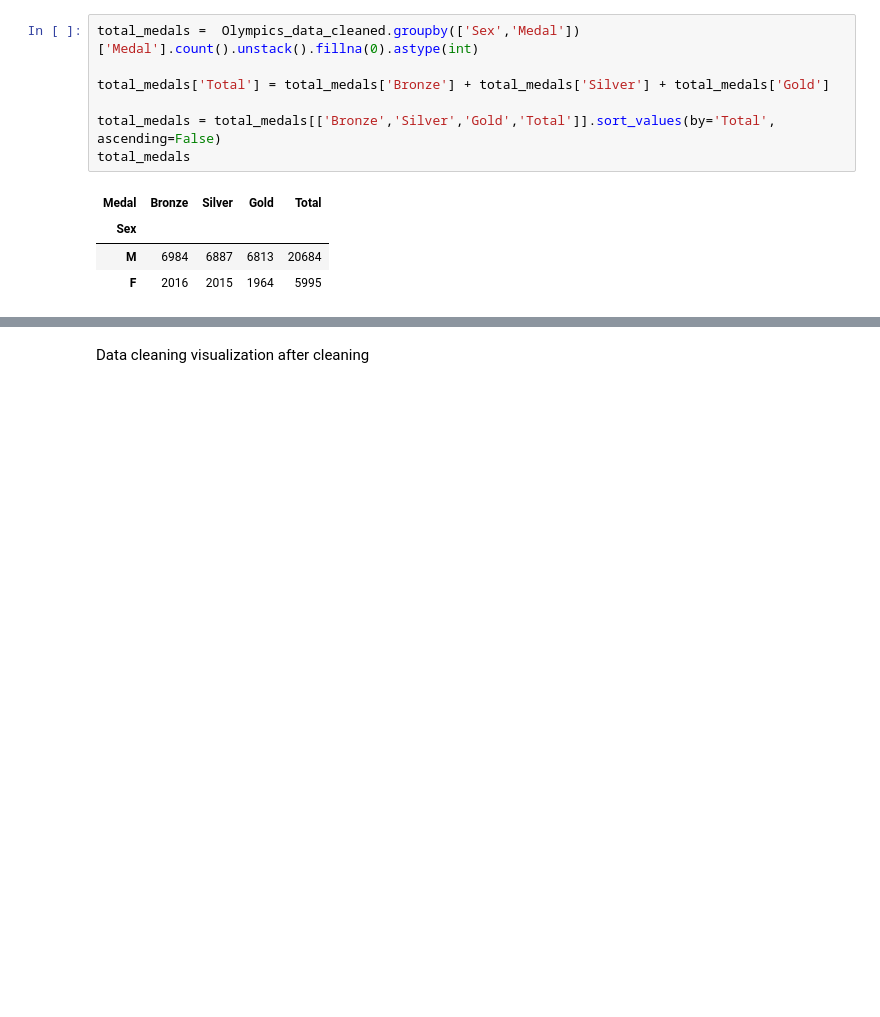
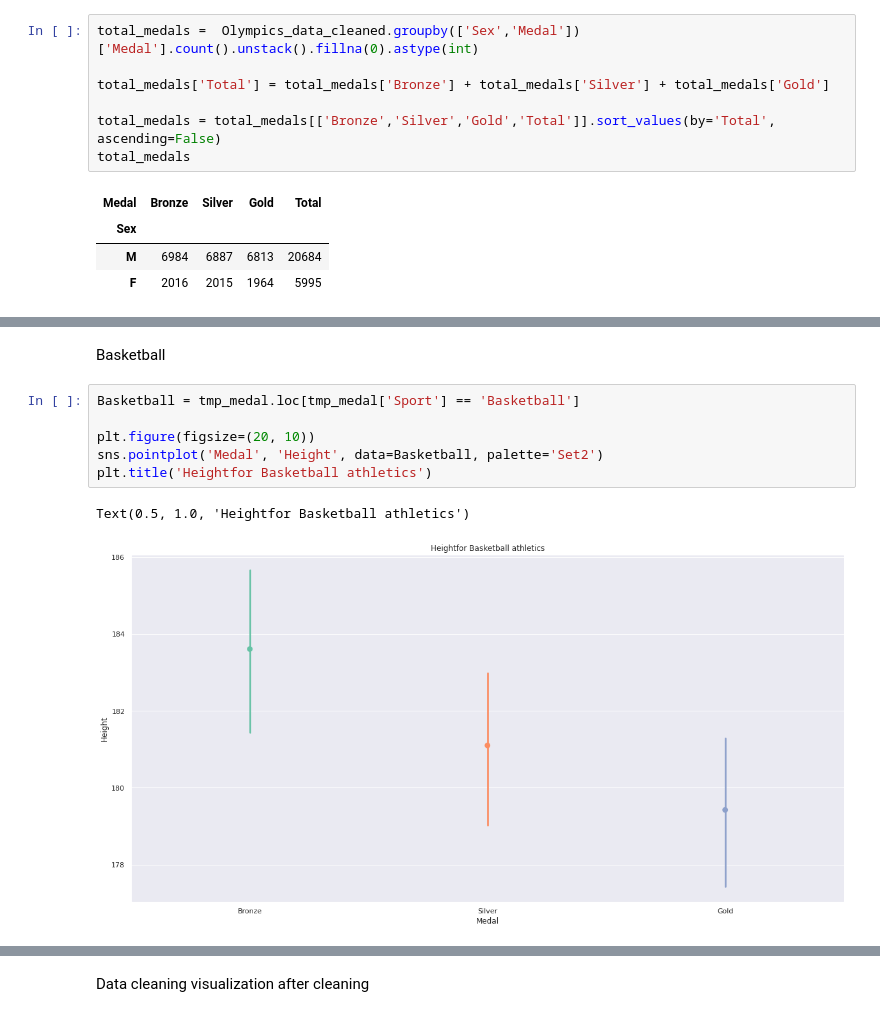
Before and after one commit to Nourankh20/Data-Visualization, a Jupyter notebook: Visualization.ipynb, the cells around one changed output, grey strips where cells are left out. Cells and saved outputs as stored; diff of their text form; blank space fills up the shorter version.

```diff
--- a/Visualization.ipynb
+++ b/Visualization.ipynb
@@ -467,0 +478,11 @@ total_medals
+# %% [markdown]
+Basketball
+# %%
+Basketball = tmp_medal.loc[tmp_medal['Sport'] == 'Basketball']
+
+plt.figure(figsize=(20, 10))
+sns.pointplot('Medal', 'Height', data=Basketball, palette='Set2')
+plt.title('Heightfor Basketball athletics')
+# %% [output]
+Text(0.5, 1.0, 'Heightfor Basketball athletics')
+[figure, added]
```
Also changed, not shown: parts of 7 cells of this notebook.
